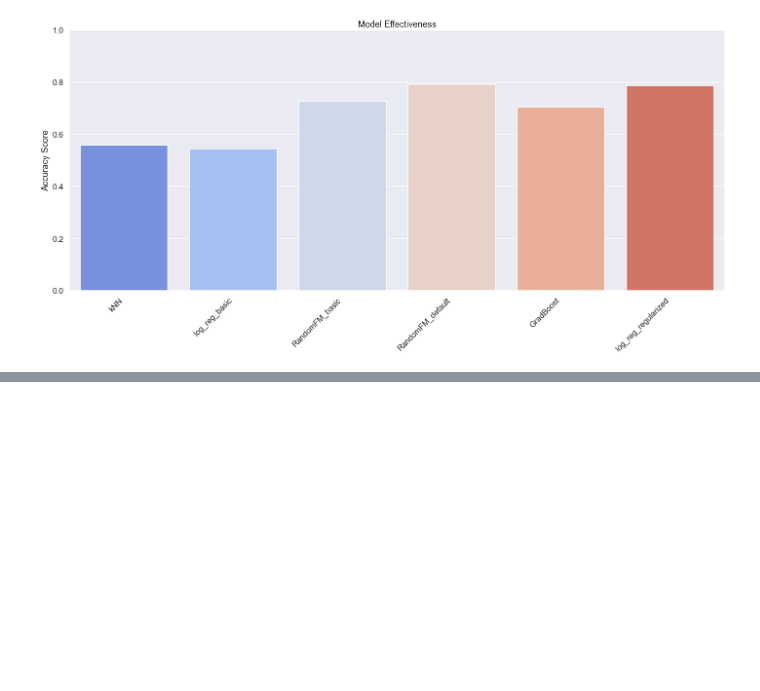
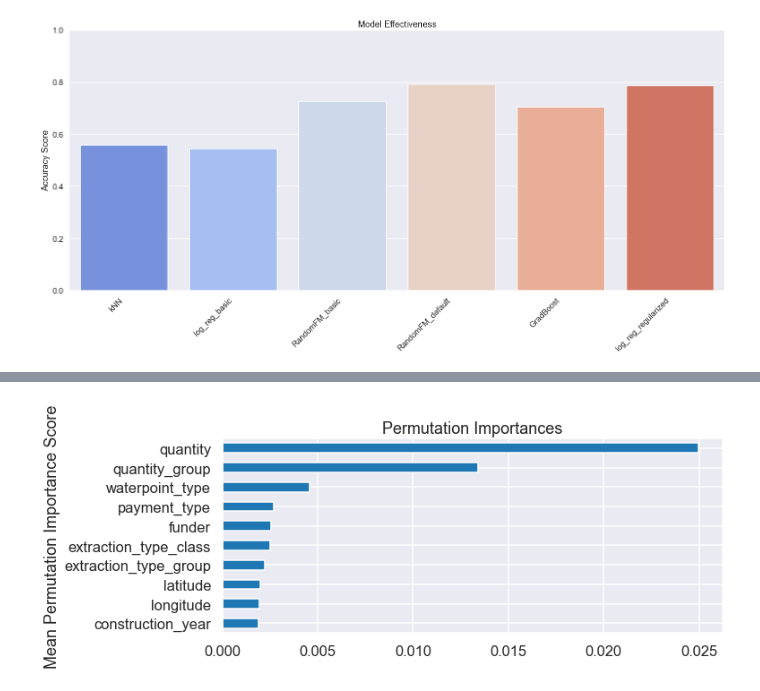
Before and after one commit to UpGoerFive/Tanzania-Well-Project, a Jupyter notebook: Search-debug.ipynb, the cells around one changed output, grey strips where cells are left out. Saved outputs shown, nothing was run; the diff lists cells and outputs as text; code cells hidden in the pictures; blank space fills up the shorter version.

```diff
--- a/Search-debug.ipynb
+++ b/Search-debug.ipynb
@@ -225,0 +258,5 @@ model_run.plot_models(save='thursday_morn_models_graph')
+# %%
+importance_kwargs = dict(n_repeats=10, n_jobs=3)
+model_run.permutation_importance('RandomFM_default', perm_kwargs=importance_kwargs)
+# %% [output]
+[figure, added]
```
Also changed, not shown: parts of 6 cells of this notebook.
